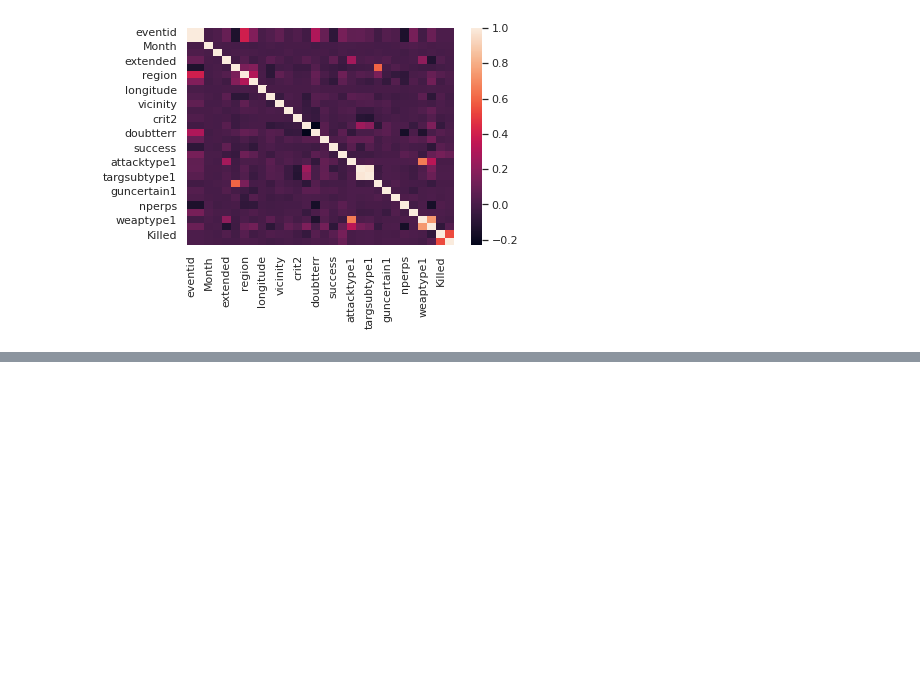
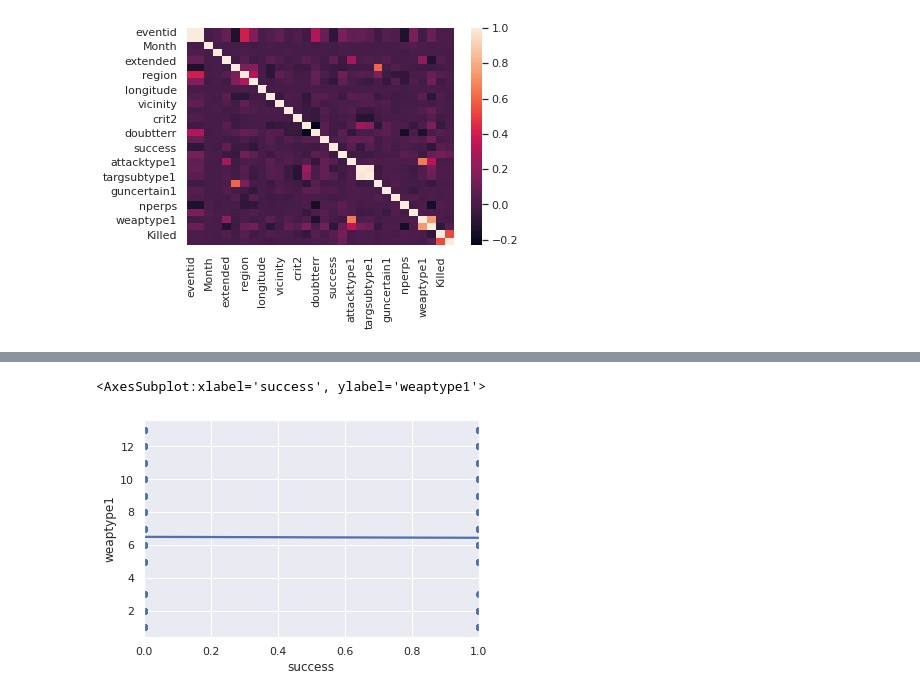
Before and after one commit to vince1396/MachineLearning, a Jupyter notebook: globalTerrorism.ipynb, the cells around one changed output, grey strips where cells are left out. Cells and saved outputs as stored; diff of their text form; code cells hidden in the pictures; blank space fills up the shorter version.

Commit message:
Regplot

```diff
--- a/globalTerrorism.ipynb
+++ b/globalTerrorism.ipynb
@@ -305,0 +307,5 @@ sns.catplot(x=terrorism['Weapon_type'], y=terrorism['Killed'], kind="box", data=
+# %%
+sns.regplot(x=terrorism['success'], y=terrorism['weaptype1'], data=terrorism)
+# %% [output]
+<AxesSubplot:xlabel='success', ylabel='weaptype1'>
+[figure, added]
```
Also changed, not shown: parts of 1 cell of this notebook.
